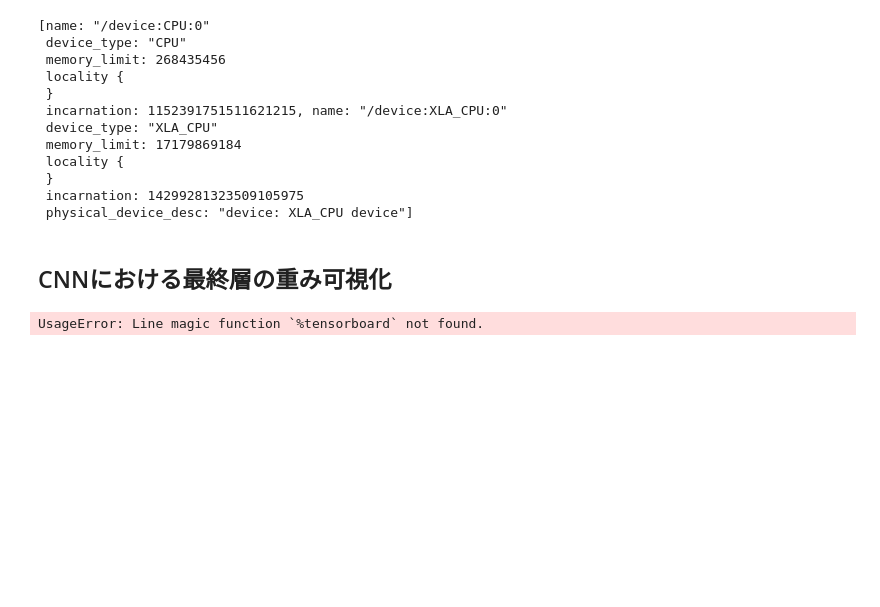
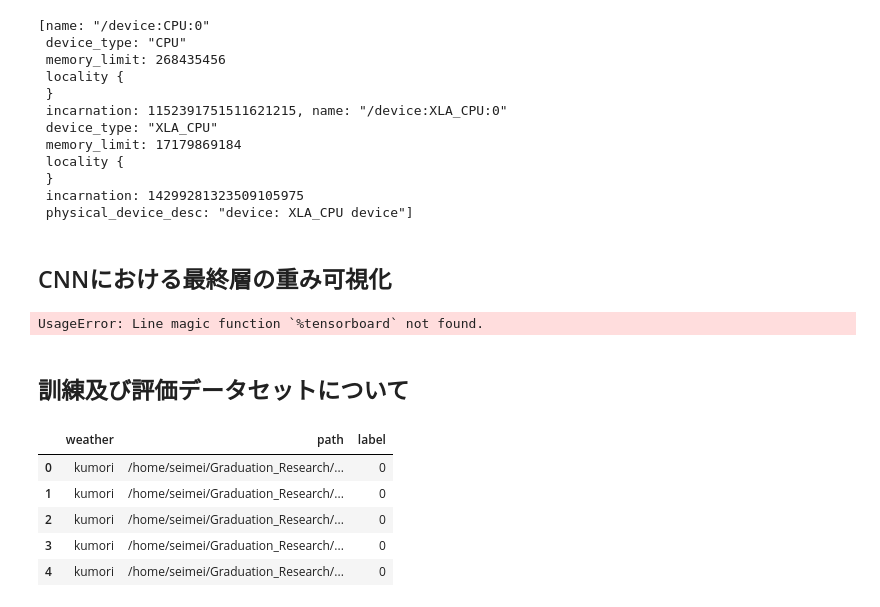
Before and after one commit to Eljefemasao/Graduation_Research, a Jupyter notebook: src/classify_seesa_keras.ipynb, the cells around one changed output. Cells and saved outputs as stored; diff of their text form; code cells hidden in the pictures; blank space fills up the shorter version.

```diff
--- a/src/classify_seesa_keras.ipynb
+++ b/src/classify_seesa_keras.ipynb
@@ -760,3 +763,5 @@ import tensorflow as tf
 %tensorboard --logdir==./logs/object_classificationAB/events.out.tfevents.1549894103.1080ti
 # %% [output]
 UsageError: Line magic function `%tensorboard` not found.
+# %% [markdown]
+## 訓練及び評価データセットについて
@@ -762,0 +776,12 @@ UsageError: Line magic function `%tensorboard` not found.
+# %%
+# 訓練用データセット分布
+
+df = pd.read_csv("/home/seimei/Graduation_Research/src/path_and_label_train.csv")
+df.head()
+# %% [output]
+|  | weather | path | label |
+| 0 | kumori | /home/seimei/Graduation_Research/... | 0 |
+| 1 | kumori | /home/seimei/Graduation_Research/... | 0 |
+| 2 | kumori | /home/seimei/Graduation_Research/... | 0 |
+| 3 | kumori | /home/seimei/Graduation_Research/... | 0 |
+| 4 | kumori | /home/seimei/Graduation_Research/... | 0 |
```
Also changed, not shown: parts of 18 cells of this notebook.
